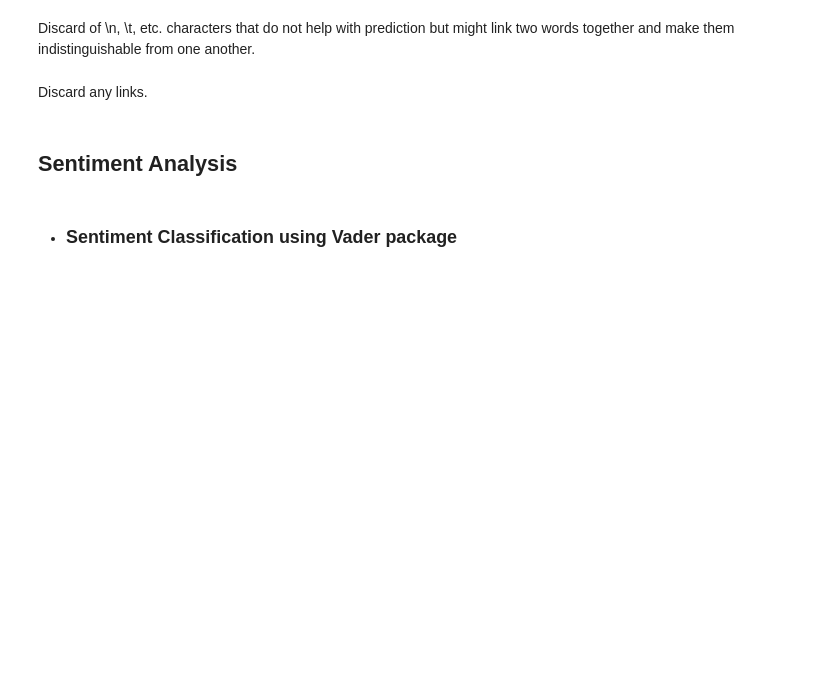
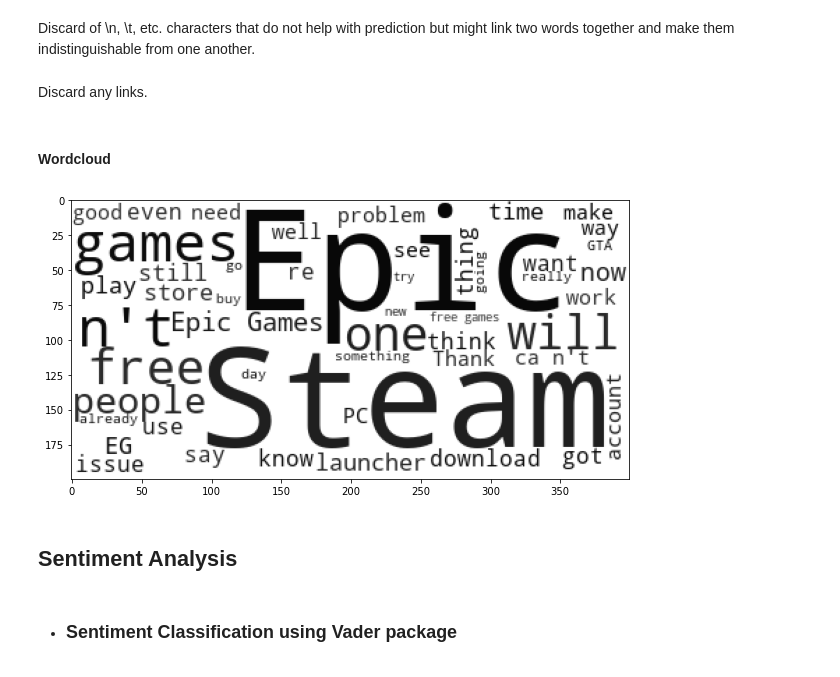
Before and after one commit to Sakyawira/Sentiment-Analysis, a Jupyter notebook: 2. Data Cleaning and Exploration.ipynb, the cells around one changed output. Drawn from its saved outputs; the diff is of its cells as text; code cells hidden in the pictures; blank space fills up the shorter version.

```diff
--- a/2. Data Cleaning and Exploration.ipynb
+++ b/2. Data Cleaning and Exploration.ipynb
@@ -86,3 +53,11 @@ df.Reply = df.Reply.apply(lambda x: ' '.join(nltk.word_tokenize(x)))
 Discard any links.
 # %%
 df.Reply = df.Reply.apply(lambda x: re.sub(r'\(?http\S+', '', x))
+# %% [markdown]
+#### Wordcloud
+# %%
+import wordcloud
+from wordcloud import WordCloud, STOPWORDS
+import matplotlib.pyplot as plt
+
+words = df.Reply.str.cat(sep='. ')
@@ -89,3 +68,15 @@ df.Reply = df.Reply.apply(lambda x: re.sub(r'\(?http\S+', '', x))
+# %%
+stp = STOPWORDS.copy()
+stp.add('game')
+wc = WordCloud(background_color="white", max_words=50,  stopwords=stp)
+# Generate word cloud
+wc.generate(words)
+
+plt.figure(figsize=(10,20))
+plt.imshow(wc.recolor(color_func=grey_color_func, random_state=3))
+plt.show()
+# %% [output]
+[figure, added]
 # %% [markdown]
 ## Sentiment Analysis
 # %% [markdown]
```
Also changed, not shown: parts of 27 cells of this notebook.
